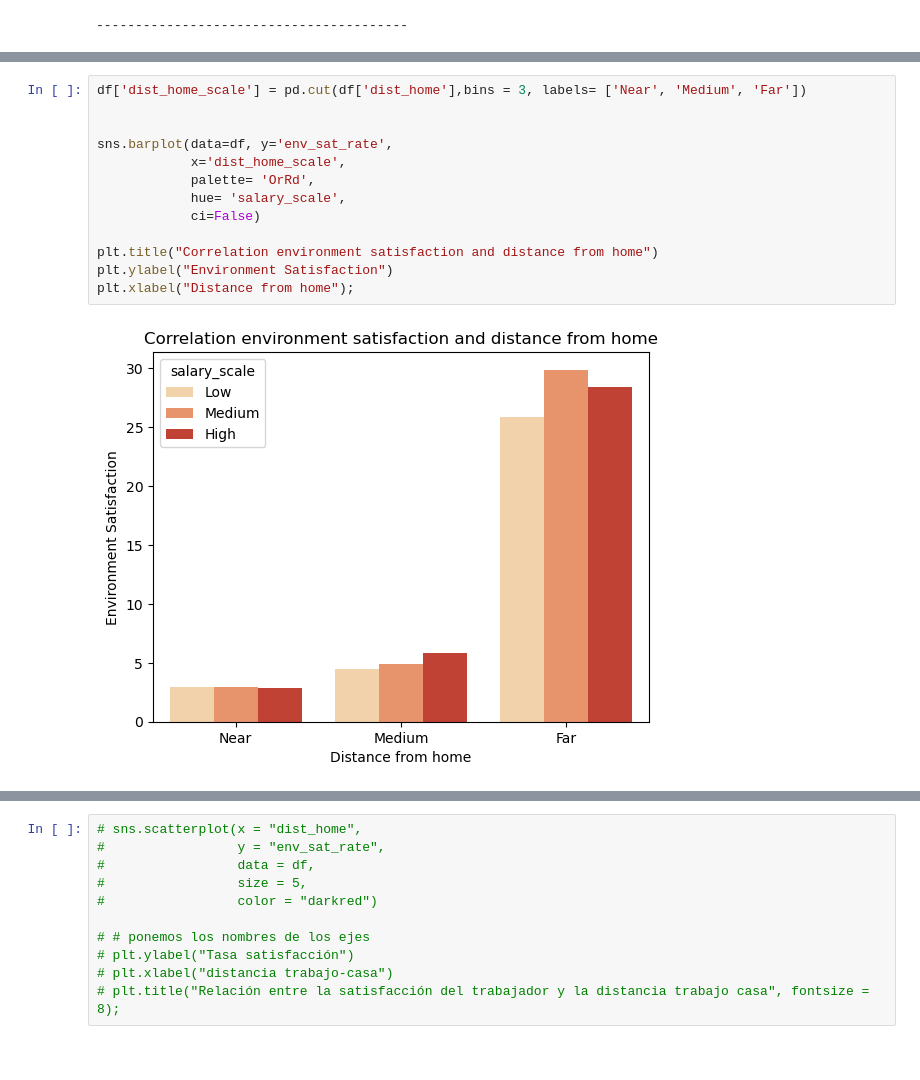
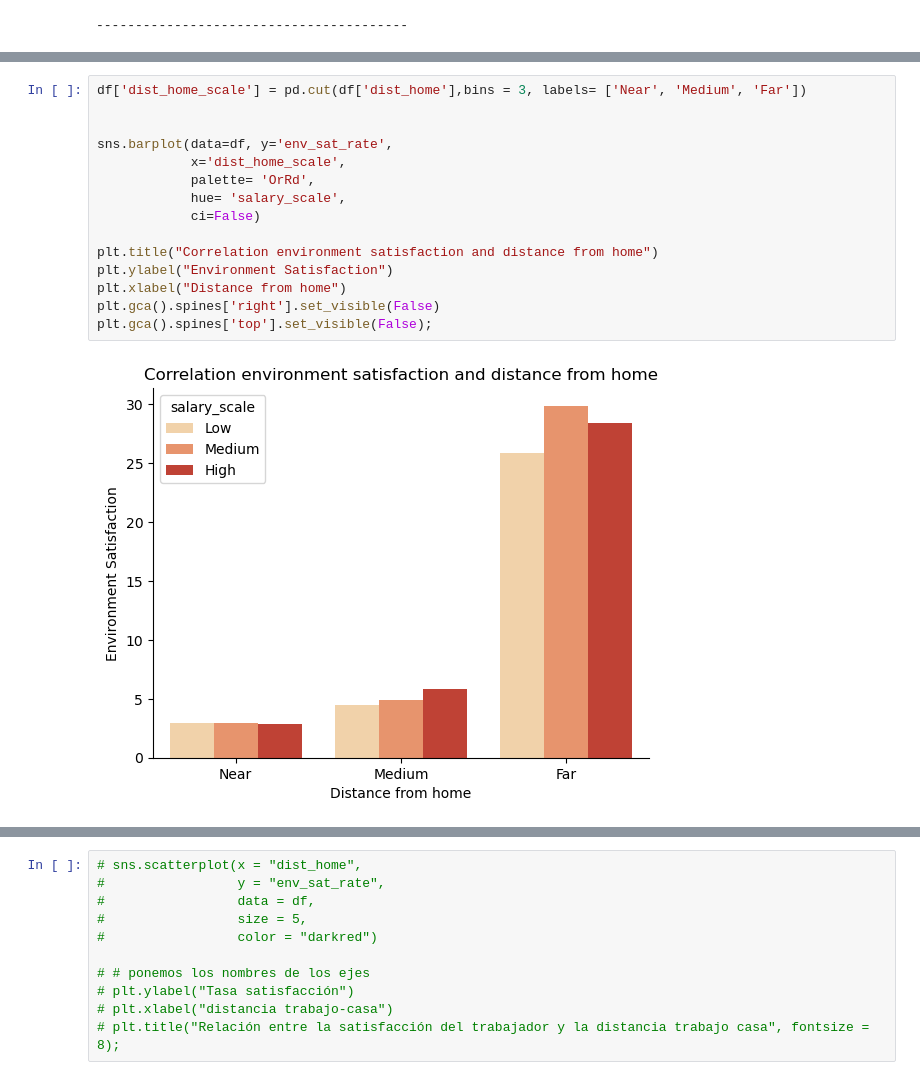
Before and after one commit to CibiPB/project-da-promo-49-INTERNO, a Jupyter notebook: Notebooks/3. Data Analysis.ipynb, the cells around one changed output, grey strips where cells are left out. Drawn from its saved outputs; the diff is of its cells as text.

```diff
--- a/Notebooks/3. Data Analysis.ipynb
+++ b/Notebooks/3. Data Analysis.ipynb
@@ -271,15 +297,17 @@ plt.show();
 # %%
 df['dist_home_scale'] = pd.cut(df['dist_home'],bins = 3, labels= ['Near', 'Medium', 'Far'])
 
 
 sns.barplot(data=df, y='env_sat_rate',
             x='dist_home_scale',
             palette= 'OrRd',
             hue= 'salary_scale',
             ci=False)
 
 plt.title("Correlation environment satisfaction and distance from home")
 plt.ylabel("Environment Satisfaction")
-plt.xlabel("Distance from home");
+plt.xlabel("Distance from home")
+plt.gca().spines['right'].set_visible(False)
+plt.gca().spines['top'].set_visible(False);
 # %% [output]
-[figure, old version]
+[figure, new version]
```
Also changed, not shown: parts of 14 cells of this notebook, 15 other files.
